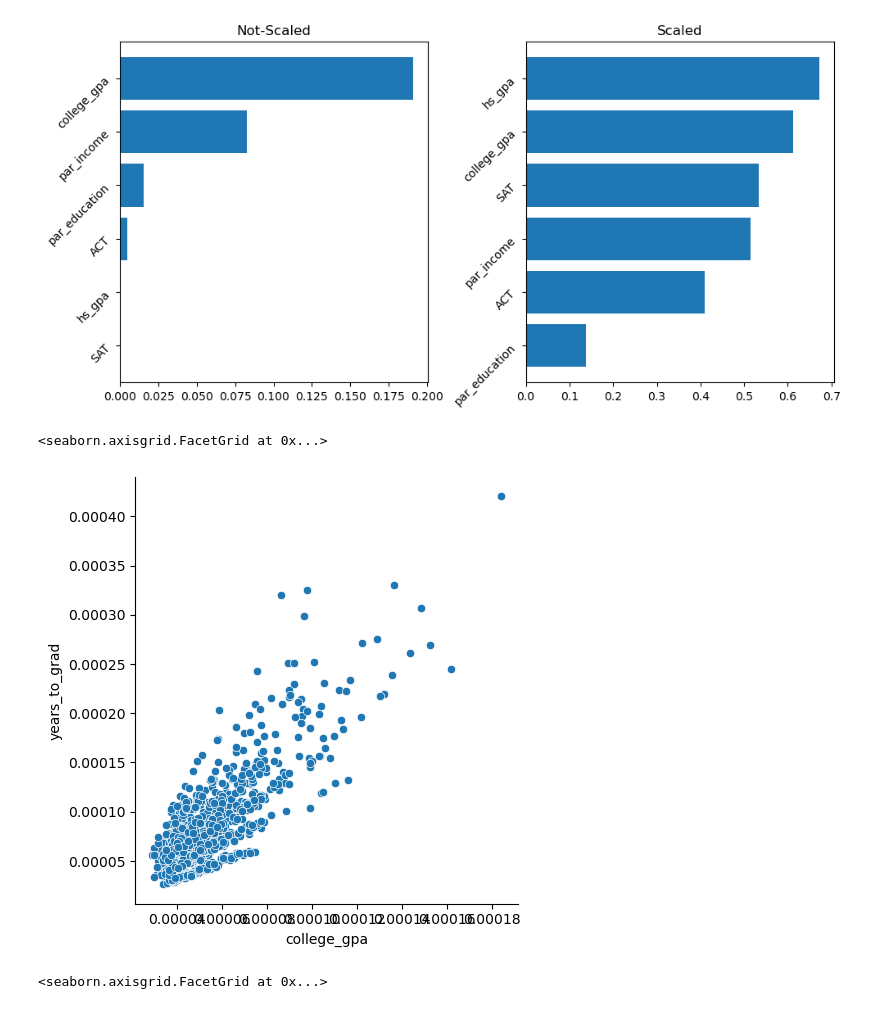
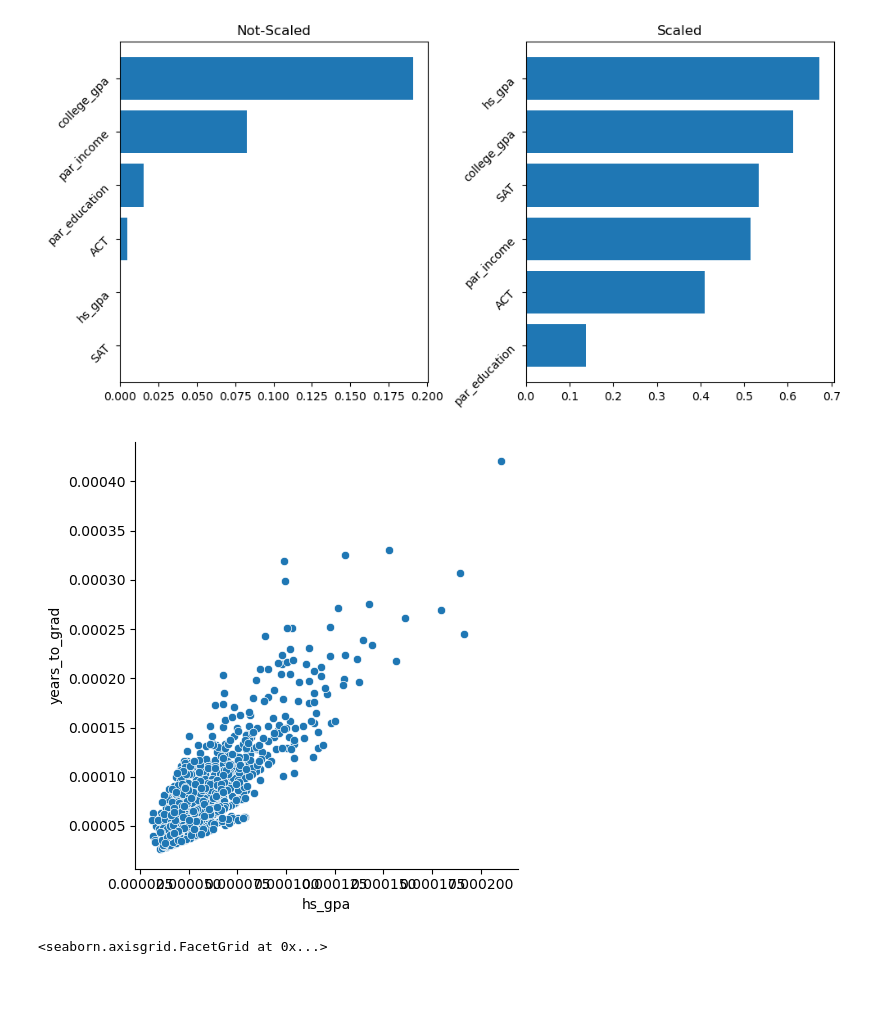
Before and after one commit to adam-peters/SummerResearch, a Jupyter notebook: graduation_rate_analysis.ipynb, the cells around one changed output. Saved outputs shown, nothing was run; the diff lists cells and outputs as text; code cells hidden in the pictures.

```diff
--- a/graduation_rate_analysis.ipynb
+++ b/graduation_rate_analysis.ipynb
@@ -258,11 +258,11 @@ for ax, (name, score) in zip(axes, scores.items()):
 fig.tight_layout()
 # %% [output]
 [figure]
-# %%
-sns.relplot(x='college_gpa', y='years_to_grad', data=scaled_grad_data)
-# %% [output]
-<seaborn.axisgrid.FacetGrid at 0x...>
-[figure, removed]
+# %%
+sns.relplot(x='hs_gpa', y='years_to_grad', data=scaled_grad_data)
+plt.tight_layout()
+# %% [output]
+[figure, added]
 # %%
 sns.relplot(x='par_income', y='years_to_grad', data=scaled_grad_data)
 # %% [output]
```
Also changed, not shown: parts of 1 cell of this notebook, 5 other files.
